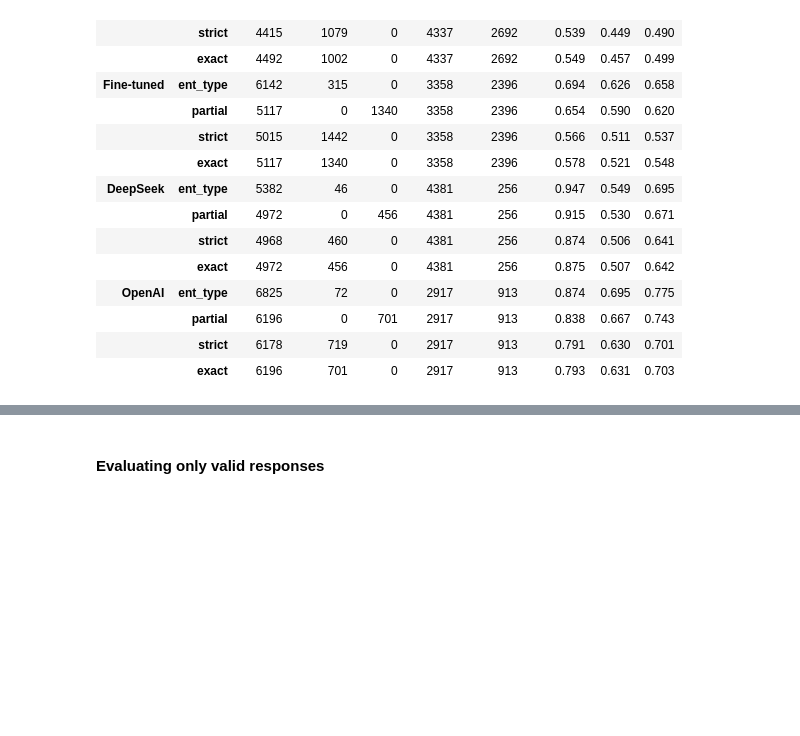
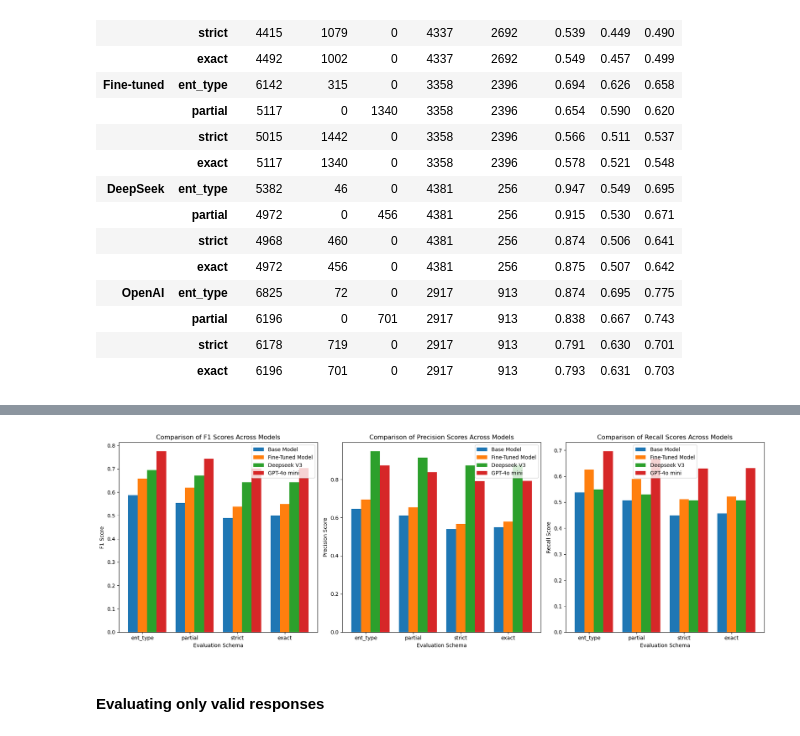
Before and after one commit to MartinH2k3/SLM-NER, a Jupyter notebook: evaluation.ipynb, the cells around one changed output, grey strips where cells are left out. Saved outputs shown, nothing was run; the diff lists cells and outputs as text; code cells hidden in the pictures; blank space fills up the shorter version.

```diff
--- a/evaluation.ipynb
+++ b/evaluation.ipynb
@@ -72,5 +72,5 @@ store_results(generated_responses_finetuned, 'output/finetuned_mixed_train.txt',
 # %%
-generated_responses_finetuned = load_results('output/finetuned_mixed_train.txt')
+generated_responses_finetuned = load_results('evaluation_output/finetuned_mixed_train.txt')
 # %%
 invalid_json_format = 0
 invalid_key = 0
@@ -105,5 +100,5 @@ store_results(generated_responses_openai, "output/openai.txt", do_backup=True)
 # %%
-generated_responses_openai = load_results("output/openai.txt")
+generated_responses_openai = load_results("evaluation_output/openai.txt")
 # %%
 invalid_json_format = 0
 invalid_key = 0
@@ -139,5 +134,5 @@ store_results(generated_responses_deepseek, "output/deepseek.txt", do_backup=Tru
 # %%
-generated_responses_deepseek = load_results("output/deepseek.txt")
+generated_responses_deepseek = load_results("evaluation_output/deepseek.txt")
 # %%
 invalid_json_format = 0
 invalid_key = 0
@@ -257,20 +252,23 @@ df
 |  | strict | 6178 | 719 | 0 | 2917 | 913 | 0.791 | 0.630 | 0.701 |
 |  | exact | 6196 | 701 | 0 | 2917 | 913 | 0.793 | 0.631 | 0.703 |
 # %%
-def graph_for_metric(metric_name: str, _base_results=base_results, _finetuned_results=finetuned_results, _deepseek_results=deepseek_results, _openai_results=openai_results):
+def graph_for_metric(metric_name: str, _base_results=base_results, _finetuned_results=finetuned_results,
+                     _deepseek_results=deepseek_results, _openai_results=openai_results, ax=None):
     data = {
-        "Metric": _base_results.keys(),
+        "Metric": list(_base_results.keys()),
         "Base Model": [_base_results[metric][metric_name] for metric in _base_results.keys()],
         "Fine-Tuned Model": [_finetuned_results[metric][metric_name] for metric in _finetuned_results.keys()],
-        "Deepseek V3": [_deepseek_results[metric][metric_name] for metric in _openai_results.keys()],
+        "Deepseek V3": [_deepseek_results[metric][metric_name] for metric in _deepseek_results.keys()],
         "GPT-4o mini": [_openai_results[metric][metric_name] for metric in _openai_results.keys()],
     }
 
     # Convert to DataFrame
     df = pd.DataFrame(data)
 
-    # Plot histogram
-    fig, ax = plt.subplots(figsize=(8, 6))
+    # If no axis is provided, create a new figure and axis
+    if ax is None:
+        fig, ax = plt.subplots(figsize=(8, 6))
+
     x = np.arange(len(df["Metric"]))  # the label locations
     width = 0.2  # the width of the bars
 
@@ -280,20 +278,13 @@ def graph_for_metric(metric_name: str, _base_results=base_results, _finetuned_re
     ax.bar(x + width, df["Deepseek V3"], width, label="Deepseek V3")
     ax.bar(x + 2*width, df["GPT-4o mini"], width, label="GPT-4o mini")
 
-
     # Labels and title
-    ax.set_xlabel("Evaluation Metric")
+    ax.set_xlabel("Evaluation Schema")
     ax.set_ylabel(f"{metric_name.capitalize()} Score")
     ax.set_title(f"Comparison of {metric_name.capitalize()} Scores Across Models")
     ax.set_xticks(x)
     ax.set_xticklabels(df["Metric"])
     ax.legend()
-
-    # Save the plot locally
-    #plt.savefig("f1_score_comparison.png")
-
-    # Show the plot
-    plt.show()
 # %%
 graph_for_metric("f1")
 graph_for_metric("precision")
@@ -305,3 +296,11 @@ graph_for_metric("recall")
+# %%
+fig, axes = plt.subplots(1, 3, figsize=(18, 6))
+for i, metric in enumerate(["f1", "precision", "recall"]):
+    graph_for_metric(metric, ax=axes[i])
+plt.tight_layout()
+plt.show()
+# %% [output]
+[figure, added]
 # %% [markdown]
 #### Evaluating only valid responses
 # %%
```
Also changed, not shown: parts of 9 cells of this notebook, 3 other files.
